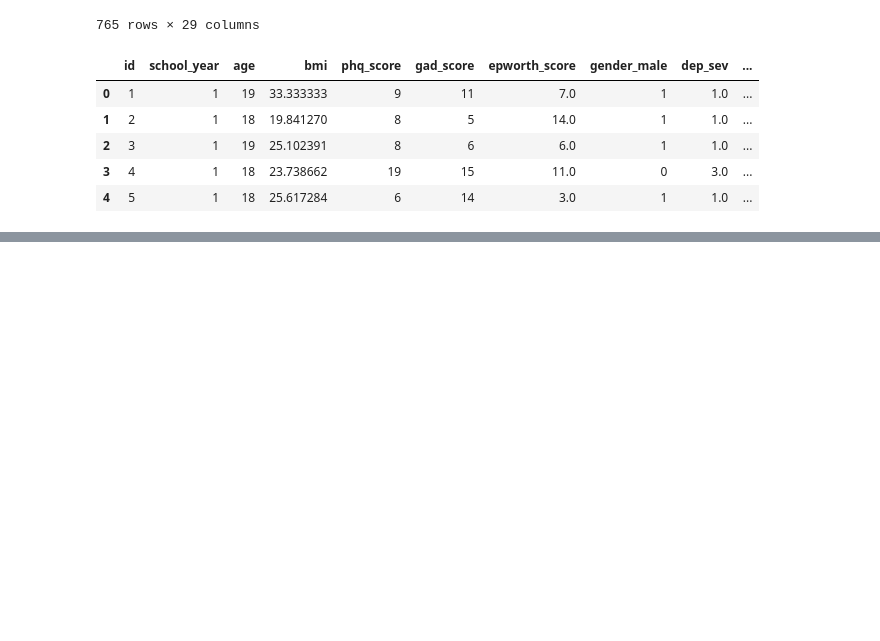
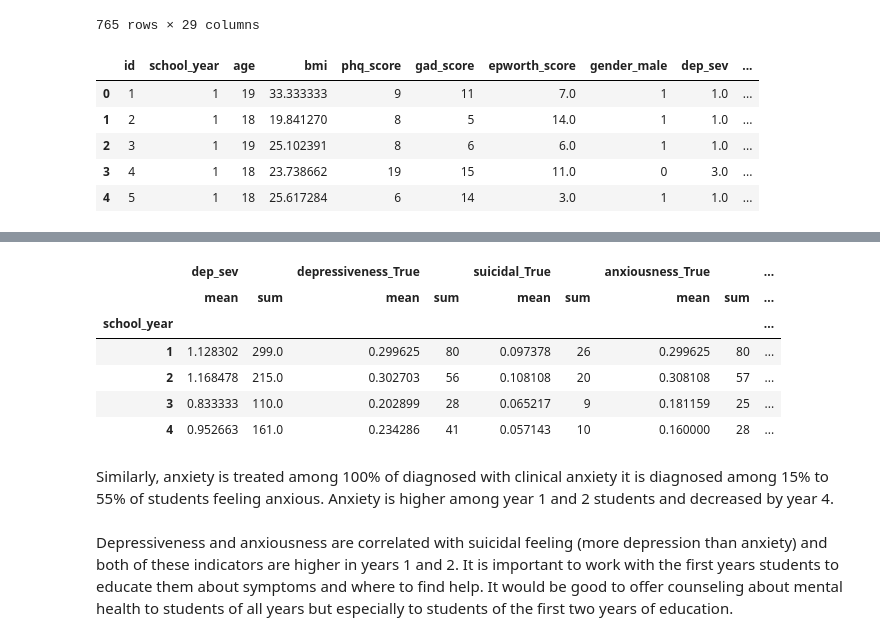
Before and after one commit to ikhorlan/depression_analysis, a Jupyter notebook: depression.ipynb, the cells around one changed output, grey strips where cells are left out. Cells and saved outputs as stored; diff of their text form; code cells hidden in the pictures; blank space fills up the shorter version.

```diff
--- a/depression.ipynb
+++ b/depression.ipynb
@@ -310,8 +333,23 @@ MultiIndex([(      'depressiveness_True', 'mean'),
 # %%
-dep_new=dep_clean_sev.rename(columns={
-    ('depressiveness_True',   'sum'):'depressiveness',
-    ('depression_diagnosis_True',   'sum'): 'diagnosis',
-    ('depression_treatment_True',   'sum'): 'treatment'
-}, inplace=True)
+dep_clean_year_anx=dep_clean.groupby('school_year').agg({
+    'dep_sev':['mean', 'sum'],
+    'depressiveness_True':['mean', 'sum'],
+    'suicidal_True':['mean', 'sum'],
+    'anxiousness_True':['mean', 'sum'],
+    'anxiety_diagnosis_True':['mean', 'sum'],
+    'anxiety_treatment_True': ['mean', 'sum']
+})
 # %%
-dep_new
+dep_clean_year_anx
+# %% [output]
+|  | dep_sev |  | depressiveness_True |  | suicidal_True |  | anxiousness_True |  | ... |
+|  | mean | sum | mean | sum | mean | sum | mean | sum | ... |
+| school_year |  |  |  |  |  |  |  |  | ... |
+| 1 | 1.128302 | 299.0 | 0.299625 | 80 | 0.097378 | 26 | 0.299625 | 80 | ... |
+| 2 | 1.168478 | 215.0 | 0.302703 | 56 | 0.108108 | 20 | 0.308108 | 57 | ... |
+| 3 | 0.833333 | 110.0 | 0.202899 | 28 | 0.065217 | 9 | 0.181159 | 25 | ... |
+| 4 | 0.952663 | 161.0 | 0.234286 | 41 | 0.057143 | 10 | 0.160000 | 28 | ... |
+# %% [markdown]
+Similarly, anxiety is treated among 100% of diagnosed with clinical anxiety it is diagnosed among 15% to 55% of students feeling anxious. Anxiety is higher among year 1 and 2 students and decreased by year 4.
+# %% [markdown]
+Depressiveness and anxiousness are correlated with suicidal feeling (more depression than anxiety) and both of these indicators are higher in years 1 and 2. It is important to work with the first years students to educate them about symptoms and where to find help. It would be good to offer counseling about mental health to students of all years but especially to students of the first two years of education.
```
Also changed, not shown: parts of 15 cells of this notebook, 1 other file.
